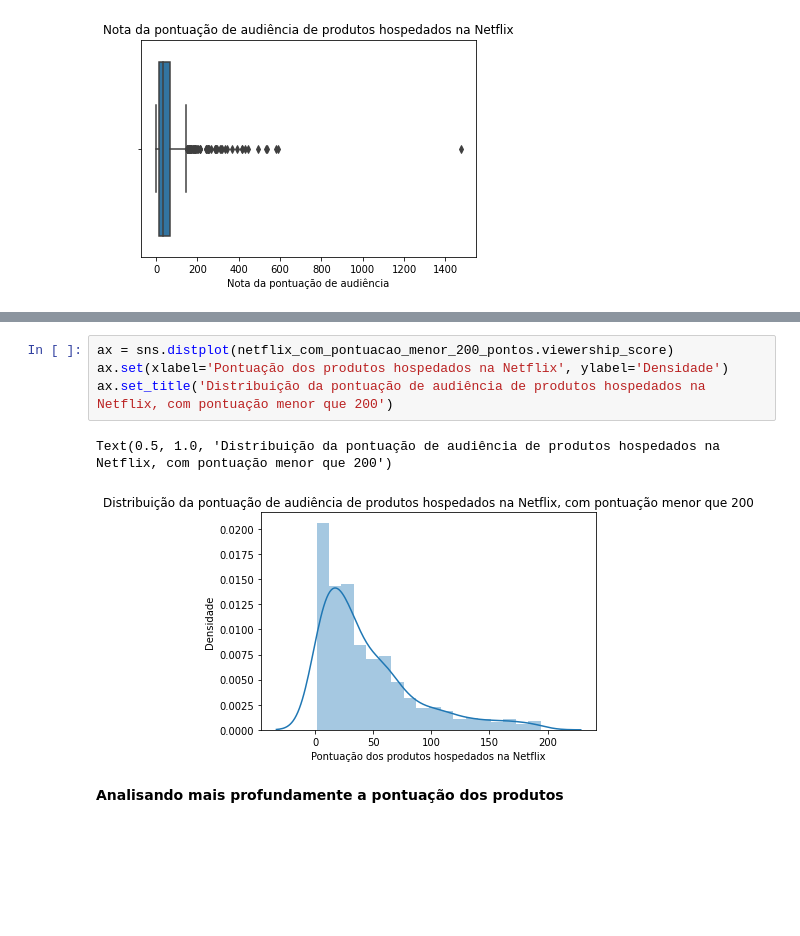
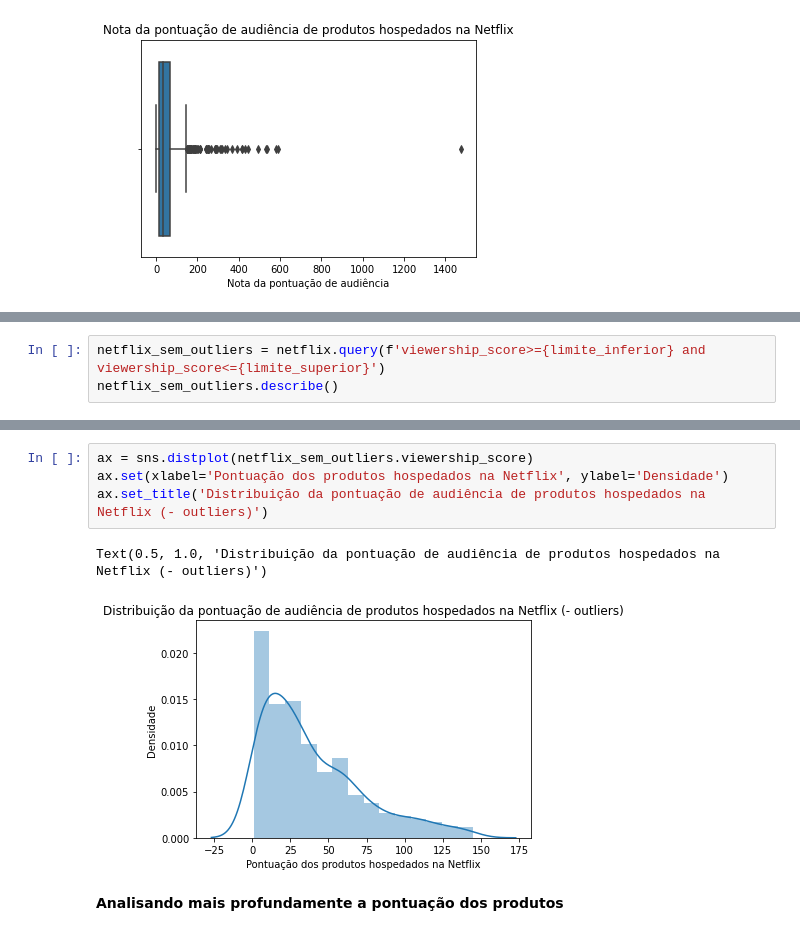
Before and after one commit to allissonst/analise-netflix-daily-top-10, a Jupyter notebook: Analise_Dados_Netflix.ipynb, the cells around one changed output, grey strips where cells are left out. Drawn from its saved outputs; the diff is of its cells as text; blank space fills up the shorter version.

```diff
--- a/Analise_Dados_Netflix.ipynb
+++ b/Analise_Dados_Netflix.ipynb
@@ -107,0 +136,3 @@ netflix_com_pontuacao_menor_200_pontos.describe()
+# %%
+netflix_sem_outliers = netflix.query(f'viewership_score>={limite_inferior} and viewership_score<={limite_superior}')
+netflix_sem_outliers.describe()
@@ -115,10 +156,10 @@ Text(0.5, 1.0, 'Distribuição da pontuação de audiência de produtos hospedad
 # %%
-ax = sns.distplot(netflix_com_pontuacao_menor_200_pontos.viewership_score)
+ax = sns.distplot(netflix_sem_outliers.viewership_score)
 ax.set(xlabel='Pontuação dos produtos hospedados na Netflix', ylabel='Densidade')
-ax.set_title('Distribuição da pontuação de audiência de produtos hospedados na Netflix, com pontuação menor que 200')
+ax.set_title('Distribuição da pontuação de audiência de produtos hospedados na Netflix (- outliers)')
 # %% [output]
-Text(0.5, 1.0, 'Distribuição da pontuação de audiência de produtos hospedados na Netflix, com pontuação menor que 200')
+Text(0.5, 1.0, 'Distribuição da pontuação de audiência de produtos hospedados na Netflix (- outliers)')
-[figure, old version]
+[figure, new version]
 # %% [markdown]
 **Analisando mais profundamente a pontuação dos produtos**
 # %%
```
Also changed, not shown: parts of 13 cells of this notebook.
